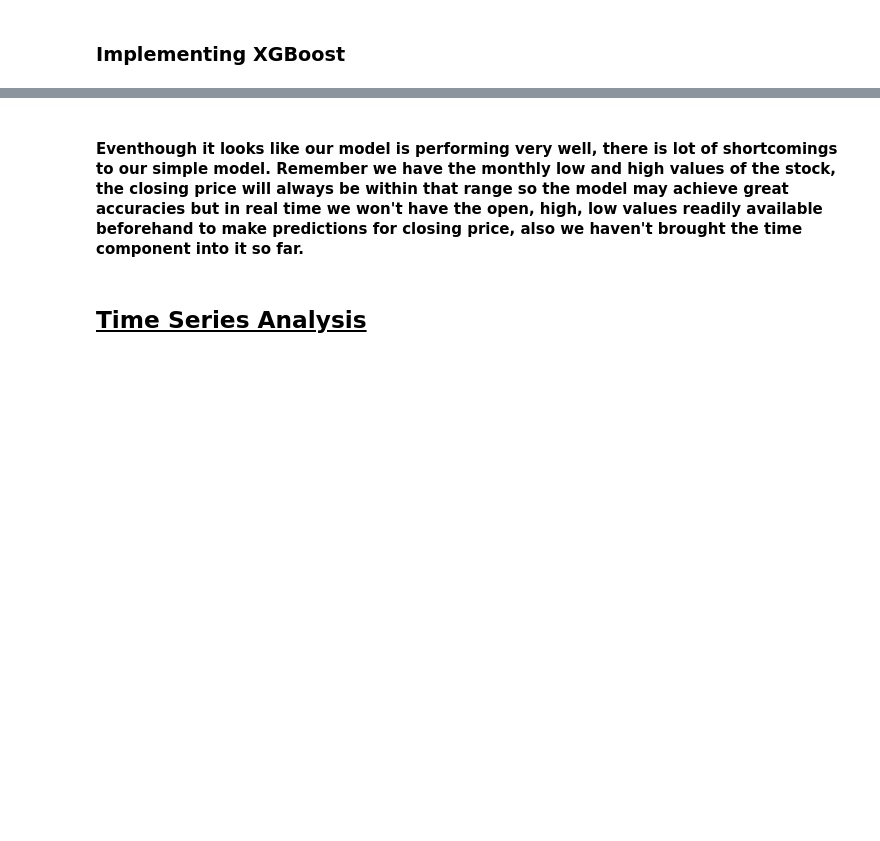
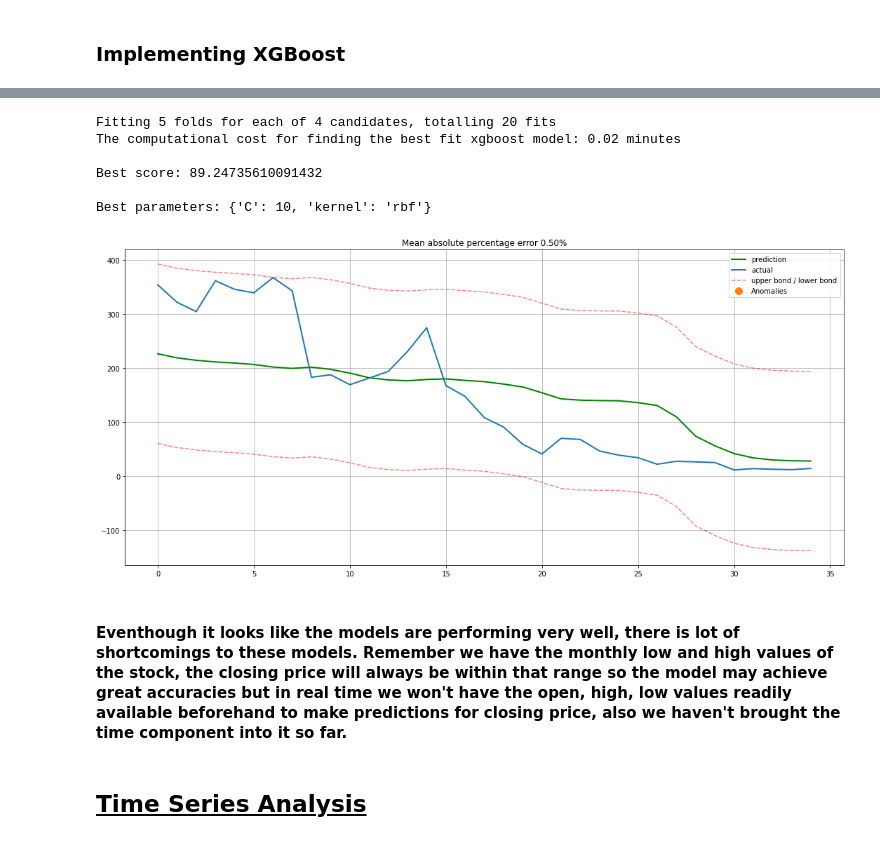
Before and after one commit to Selva-Subramanian/Yes-Bank-Stock-Closing-Price-Prediction, a Jupyter notebook: Yes_Bank_Stock_Closing_Price_Prediction.ipynb, the cells around one changed output, grey strips where cells are left out. Drawn from its saved outputs; the diff is of its cells as text; code cells hidden in the pictures; blank space fills up the shorter version.

```diff
--- a/Yes_Bank_Stock_Closing_Price_Prediction.ipynb
+++ b/Yes_Bank_Stock_Closing_Price_Prediction.ipynb
@@ -482,4 +531,35 @@ plotModelResults(xgb,
+# %%
+model = SVR()
+param_grid = {
+    'C': [0.1, 1, 10, 100],
+    'kernel': ['rbf']
+}
+start = datetime.now()
+model, pred = algorithm_pipeline(X_train, X_test, y_train, y_test, model,
+                                 param_grid, cv=tscv)
+end = datetime.now()
+execution_time = round((end - start).seconds/60,2)
+print(f'The computational cost for finding the best fit xgboost model: {execution_time} minutes\n')
+# Root Mean Squared Error
+print(f'Best score: {np.sqrt(-model.best_score_)}\n')
+print(f'Best parameters: {model.best_params_}')
+# %% [output]
+Fitting 5 folds for each of 4 candidates, totalling 20 fits
+The computational cost for finding the best fit xgboost model: 0.02 minutes
+
+Best score: 89.24735610091432
+
+Best parameters: {'C': 10, 'kernel': 'rbf'}
+# %%
+svr = model.best_estimator_
+# %%
+plotModelResults(svr,
+                 X_train,
+                 X_test,
+                 plot_intervals=True, plot_anomalies=True)
+# %% [output]
+[figure, added]
 # %% [markdown]
-#### Eventhough it looks like our model is performing very well, there is lot of shortcomings to our simple model. Remember we have the monthly low and high values of the stock, the closing price will always be within that range so the model may achieve great accuracies but in real time we won't have the open, high, low values readily available beforehand to make predictions for closing price, also we haven't brought the time component into it so far.
+#### Eventhough it looks like the models are performing very well, there is lot of shortcomings to these models. Remember we have the monthly low and high values of the stock, the closing price will always be within that range so the model may achieve great accuracies but in real time we won't have the open, high, low values readily available beforehand to make predictions for closing price, also we haven't brought the time component into it so far.
 # %% [markdown]
 ## <u>**Time Series Analysis**
```
Also changed, not shown: parts of 23 cells of this notebook.
